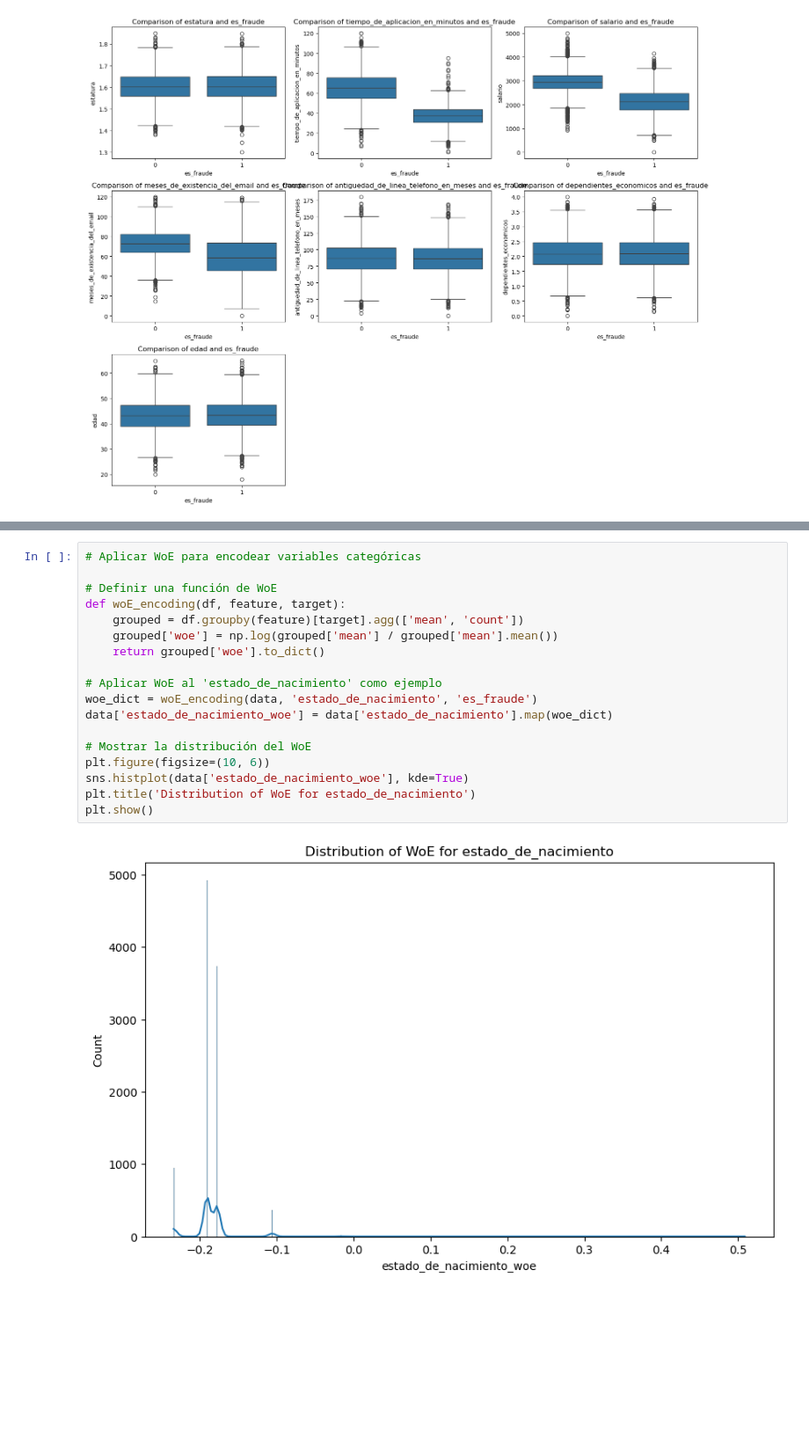
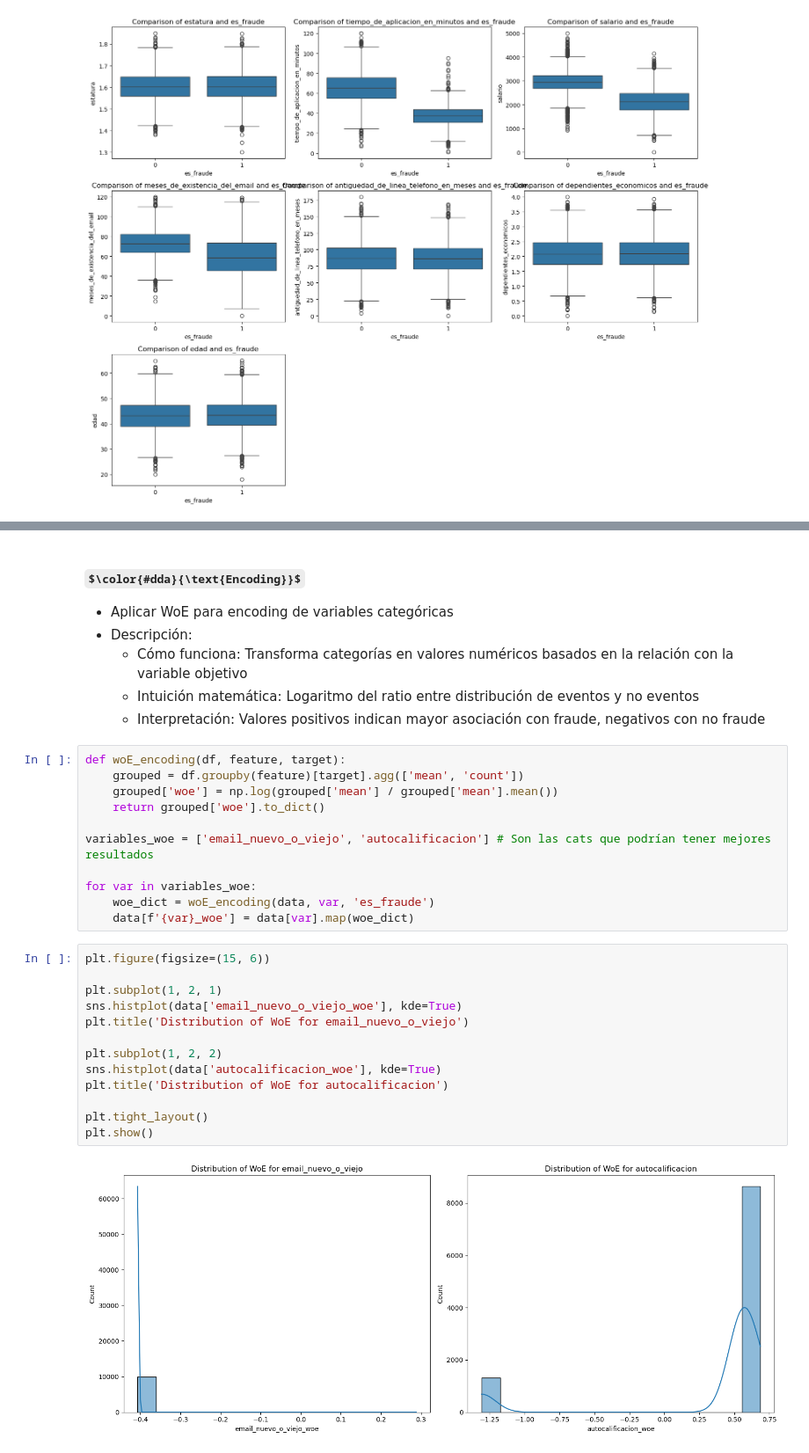
Before and after one commit to HectorH06/Data-Proc-Lab, a Jupyter notebook: Material/Examen 5/examen5_lpd.ipynb, the cells around one changed output, grey strips where cells are left out. Shown at 88% size. Drawn from its saved outputs; the diff is of its cells as text; some formulas as TeX source; blank space fills up the shorter version.

```diff
--- a/Material/Examen 5/examen5_lpd.ipynb
+++ b/Material/Examen 5/examen5_lpd.ipynb
@@ -171,20 +239,34 @@ plt.show()
+# %% [markdown]
+### $\color{#dda}{\text{Encoding}}$
+
+- Aplicar WoE para encoding de variables categóricas
+- Descripción:
+  - Cómo funciona: Transforma categorías en valores numéricos basados en la relación con la variable objetivo
+  - Intuición matemática: Logaritmo del ratio entre distribución de eventos y no eventos
+  - Interpretación: Valores positivos indican mayor asociación con fraude, negativos con no fraude
 # %%
-# Aplicar WoE para encodear variables categóricas
-
-# Definir una función de WoE
 def woE_encoding(df, feature, target):
     grouped = df.groupby(feature)[target].agg(['mean', 'count'])
     grouped['woe'] = np.log(grouped['mean'] / grouped['mean'].mean())
     return grouped['woe'].to_dict()
 
-# Aplicar WoE al 'estado_de_nacimiento' como ejemplo
-woe_dict = woE_encoding(data, 'estado_de_nacimiento', 'es_fraude')
-data['estado_de_nacimiento_woe'] = data['estado_de_nacimiento'].map(woe_dict)
+variables_woe = ['email_nuevo_o_viejo', 'autocalificacion'] # Son las cats que podrían tener mejores resultados
 
-# Mostrar la distribución del WoE
-plt.figure(figsize=(10, 6))
-sns.histplot(data['estado_de_nacimiento_woe'], kde=True)
-plt.title('Distribution of WoE for estado_de_nacimiento')
-plt.show()
+for var in variables_woe:
+    woe_dict = woE_encoding(data, var, 'es_fraude')
+    data[f'{var}_woe'] = data[var].map(woe_dict)
-# %% [output]
-[figure, removed]
+# %%
+plt.figure(figsize=(15, 6))
+
+plt.subplot(1, 2, 1)
+sns.histplot(data['email_nuevo_o_viejo_woe'], kde=True)
+plt.title('Distribution of WoE for email_nuevo_o_viejo')
+
+plt.subplot(1, 2, 2)
+sns.histplot(data['autocalificacion_woe'], kde=True)
+plt.title('Distribution of WoE for autocalificacion')
+
+plt.tight_layout()
+plt.show()
+# %% [output]
+[figure, added]
```
Also changed, not shown: parts of 28 cells of this notebook.
